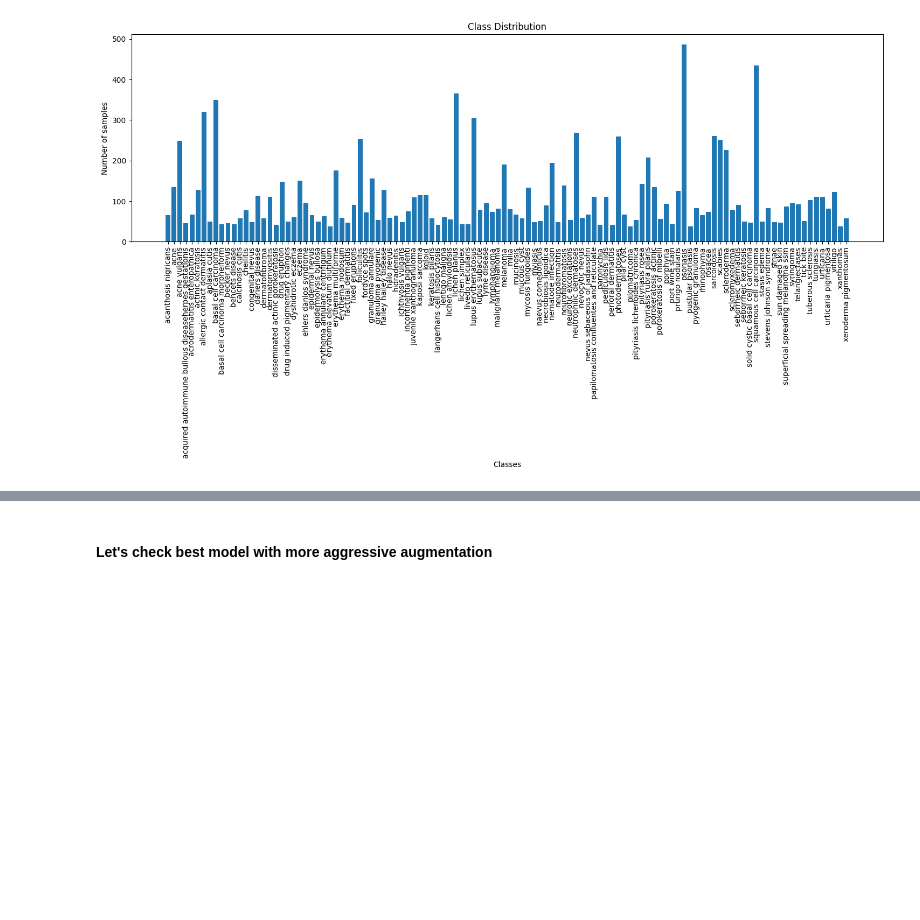
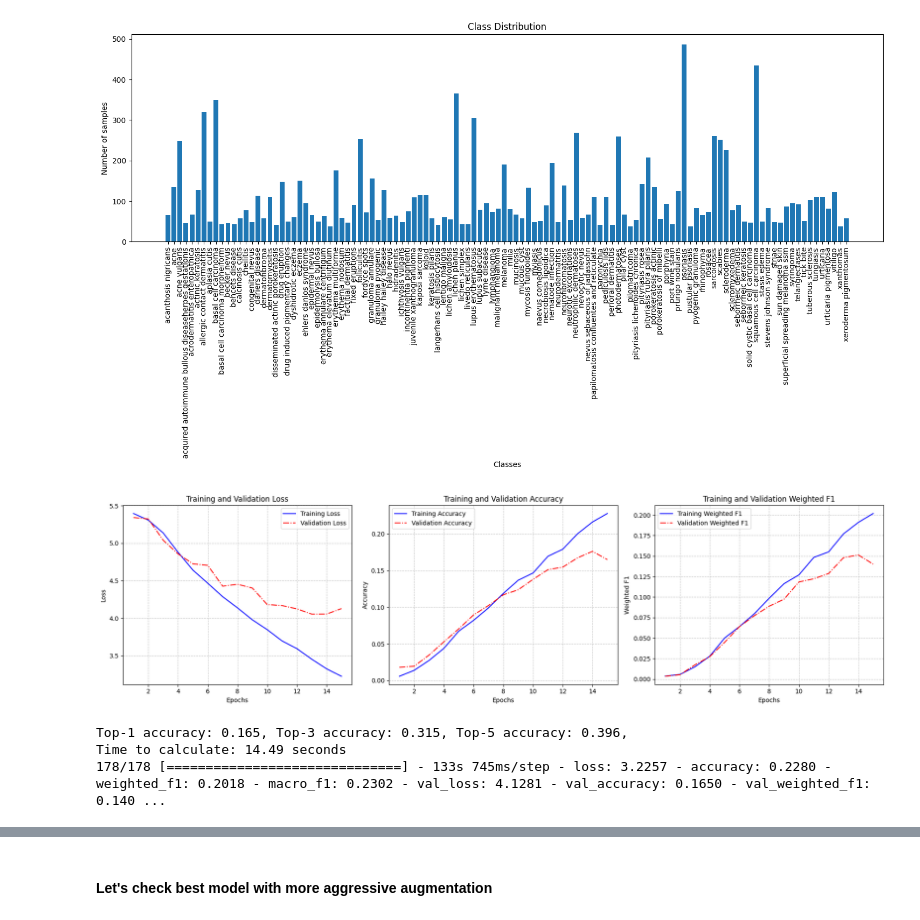
Before and after one commit to MaximilianLae/DL_Skin_Disease_Classification, a Jupyter notebook: VersionWithFunctionsGithub.ipynb, the cells around one changed output, grey strips where cells are left out. Cells and saved outputs as stored; diff of their text form; code cells hidden in the pictures; blank space fills up the shorter version.

Commit message:
class weights output

```diff
--- a/VersionWithFunctionsGithub.ipynb
+++ b/VersionWithFunctionsGithub.ipynb
@@ -654,4 +647,10 @@ plt.show()
 # %% [output]
 [figure]
 # %%
-model_with_class_weights, history_with_class_weights = compile_and_train_model(sgd_optimizer, batch_size=128, epochs=10, use_class_weights=True)
+sgd_optimizer = SGD(lr=0.001, momentum=0.9)
+model_with_class_weights, history_with_class_weights = compile_and_train_model(sgd_optimizer, batch_size=64, epochs=15, use_class_weights=True)
+# %% [output]
+[figure, added]
+Top-1 accuracy: 0.165, Top-3 accuracy: 0.315, Top-5 accuracy: 0.396,
+Time to calculate: 14.49 seconds
+178/178 [==============================] - 133s 745ms/step - loss: 3.2257 - accuracy: 0.2280 - weighted_f1: 0.2018 - macro_f1: 0.2302 - val_loss: 4.1281 - val_accuracy: 0.1650 - val_weighted_f1: 0.140 ...
```
Also changed, not shown: parts of 10 cells of this notebook.
